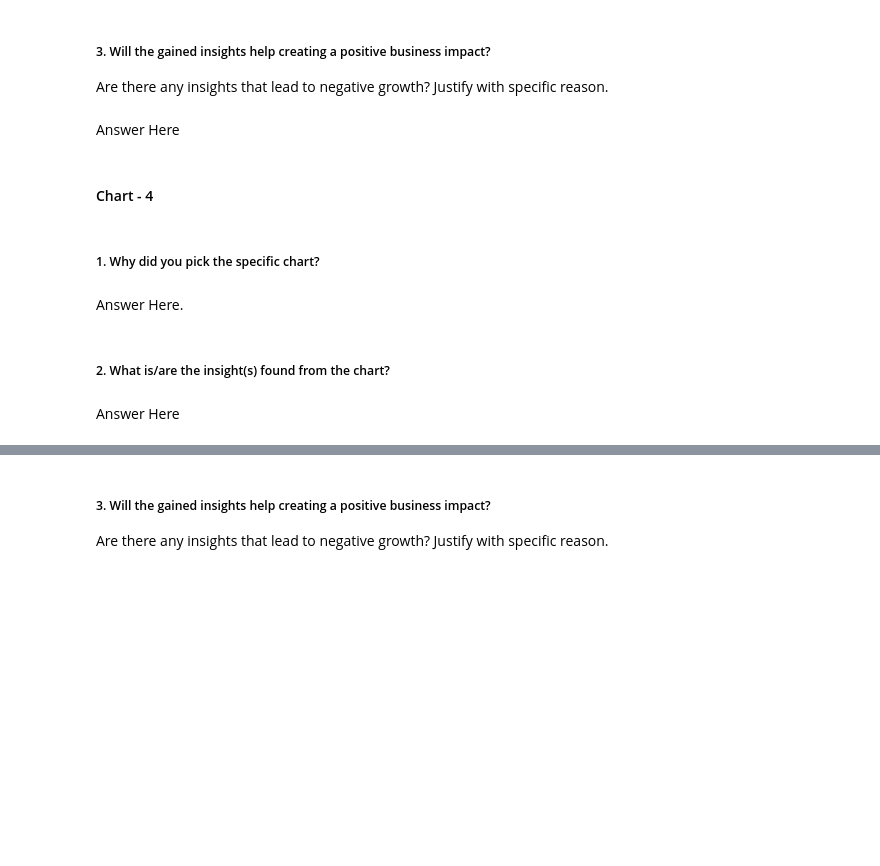
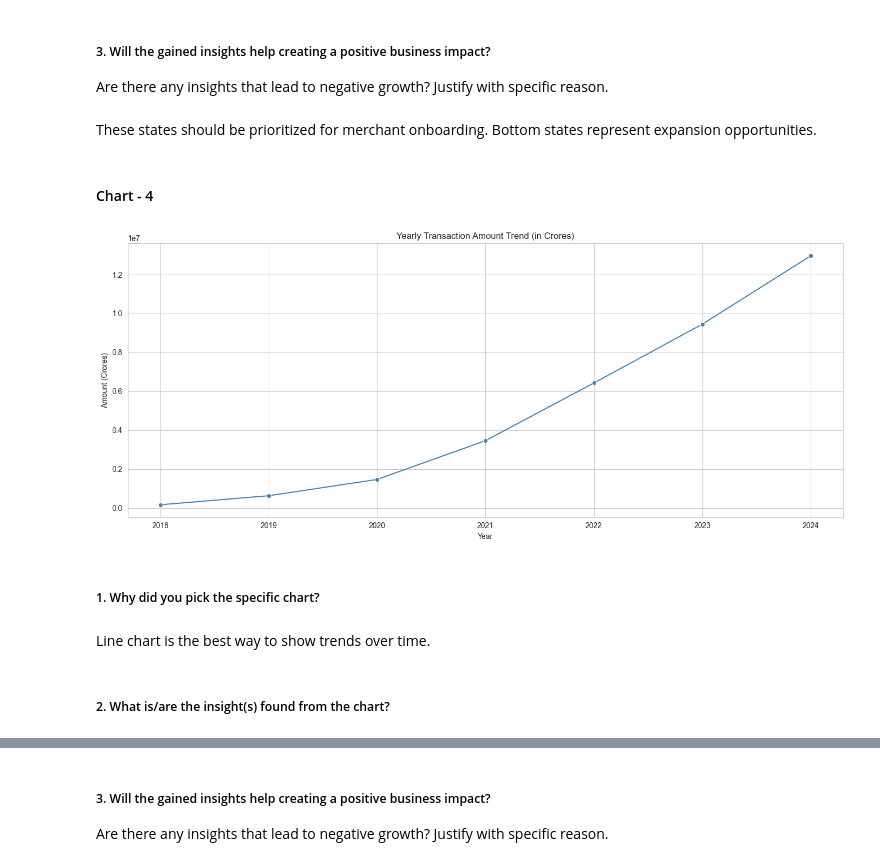
Before and after one commit to sarthak-codes11/-phonepe-transaction-insights, a Jupyter notebook: Sample_ML_Submission_Template-2.ipynb, the cells around one changed output, grey strips where cells are left out. Drawn from its saved outputs; the diff is of its cells as text; code cells hidden in the pictures; blank space fills up the shorter version.

```diff
--- a/Sample_ML_Submission_Template-2.ipynb
+++ b/Sample_ML_Submission_Template-2.ipynb
@@ -499,7 +529,7 @@ Answer Here
 # %% [markdown]
 ##### 3. Will the gained insights help creating a positive business impact?
 Are there any insights that lead to negative growth? Justify with specific reason.
-# %% [markdown]
-Answer Here
+# %% [markdown]
+These states should be prioritized for merchant onboarding. Bottom states represent expansion opportunities.
 # %% [markdown]
 #### Chart - 4
@@ -508,8 +536,18 @@ Answer Here
+# %%
+# Chart - 4 visualization code
+yearly_trans_sorted = yearly_trans.sort_values('Year')
+plt.figure(figsize=(14, 6))
+sns.lineplot(data=yearly_trans_sorted, x='Year', y='Total_Amount', marker='o', color='steelblue')
+plt.title('Yearly Transaction Amount Trend (in Crores)')
+plt.xlabel('Year')
+plt.ylabel('Amount (Crores)')
+plt.tight_layout()
+plt.show()
+# %% [output]
+[figure, added]
 # %% [markdown]
 ##### 1. Why did you pick the specific chart?
-# %% [markdown]
-Answer Here.
+# %% [markdown]
+ Line chart is the best way to show trends over time.
 # %% [markdown]
 ##### 2. What is/are the insight(s) found from the chart?
-# %% [markdown]
-Answer Here
```
Also changed, not shown: parts of 106 cells of this notebook.
